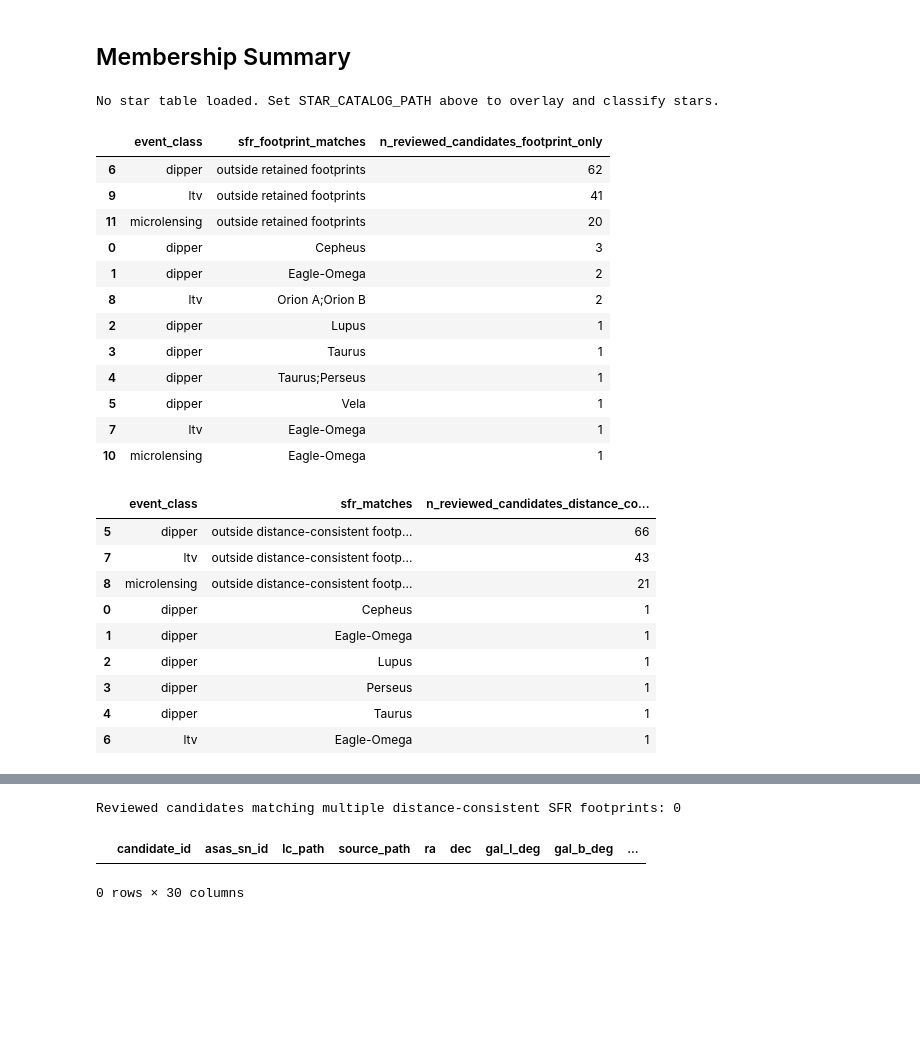
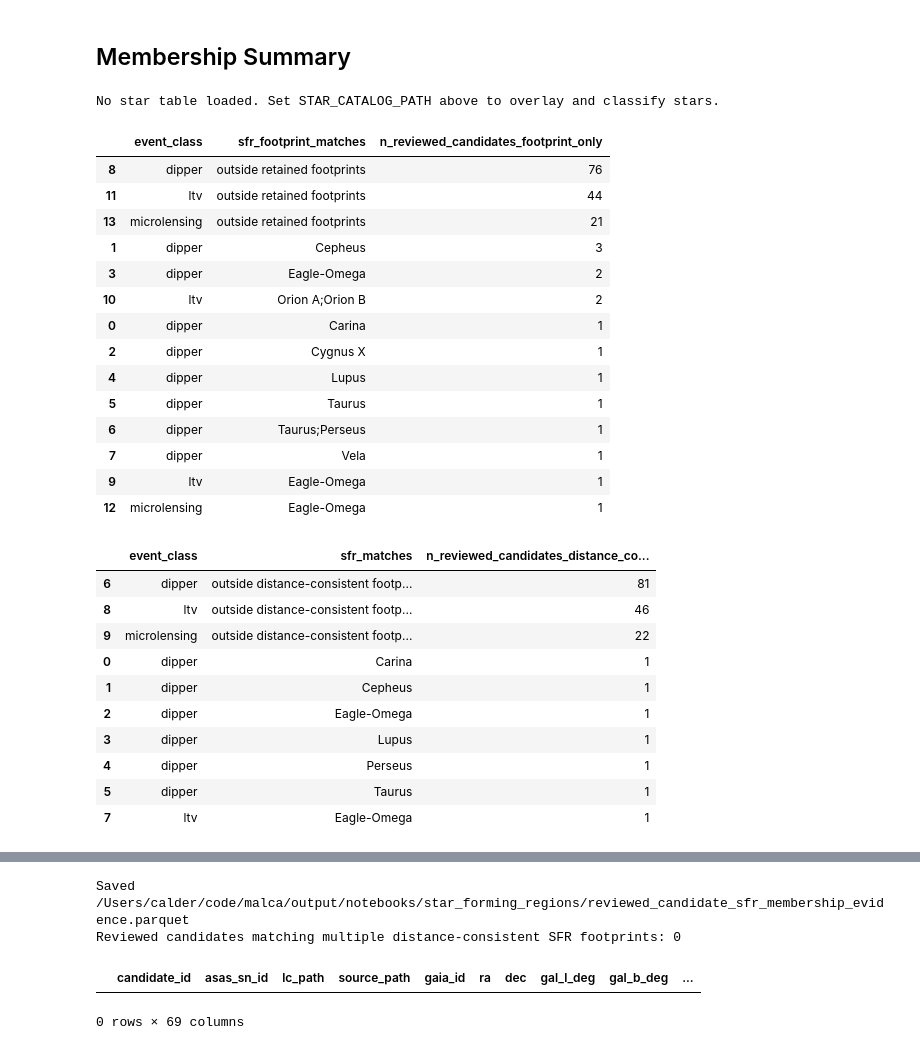
Before and after one commit to calderlen/MALCA, a Jupyter notebook: malca/notebooks/science/star_forming_regions_mollweide.ipynb, the cells around one changed output, grey strips where cells are left out. Cells and saved outputs as stored; diff of their text form; code cells hidden in the pictures; blank space fills up the shorter version.

```diff
--- a/malca/notebooks/science/star_forming_regions_mollweide.ipynb
+++ b/malca/notebooks/science/star_forming_regions_mollweide.ipynb
@@ -20,7 +20,7 @@ import pandas as pd
 import matplotlib.pyplot as plt
 import matplotlib.patheffects as pe
 from matplotlib.colors import LinearSegmentedColormap
-from matplotlib.colors import LogNorm
+from matplotlib.colors import LogNorm, Normalize
 from scipy.ndimage import binary_dilation
 from scipy.ndimage import generate_binary_structure
 from scipy.ndimage import label as label_connected_components
@@ -33,9 +33,17 @@ from IPython.display import display
 
 from malca.io.lightcurve_io import load_lightcurve_df
 from malca.io.notebook_paths import find_repo_root
+from malca.plotting.lightcurve_publication import PUBLICATION_STYLE
+from malca.enrichment.sfr_membership import (
+    append_sfr_membership_evidence,
+    load_sfr_association_crosswalk,
+    load_sfr_catalog_members,
+)
 
 REPO_ROOT = find_repo_root()
 REGION_CSV = REPO_ROOT / "malca" / "data" / "star_forming_regions.csv"
+SFR_ASSOCIATION_CROSSWALK = REPO_ROOT / "malca" / "data" / "sfr_association_crosswalk.csv"
+SFR_MEMBER_CATALOG = REPO_ROOT / "malca" / "data" / "sfr_catalog_members.csv"
 DUSTMAPS_DIR = REPO_ROOT / "data" / "dustmaps"
 SFD_DIR = DUSTMAPS_DIR / "sfd"
 OUTPUT_DIR = REPO_ROOT / "output" / "notebooks" / "star_forming_regions"
@@ -87,6 +95,8 @@ REVIEWED_CANDIDATE_CLASS_STYLES = {
 }
 DIPPER_LIGHTCURVE_N_PER_GROUP = 20
 DUST_SLAB_EBV_THRESHOLD = 0.20
+BANYAN_DUST_SLAB_EBV_THRESHOLD = 0.10
+BANYAN_DUST_FOOTPRINT_MARGIN_DEG = 10.0
 DUST_FOOTPRINT_GRID_STEP_DEG = 0.125
 DUST_FOOTPRINT_MARGIN_DEG = 2.0
 DUST_FOOTPRINT_MIN_PIXELS = 8
@@ -113,14 +123,11 @@ def perceptual_gray_cmap(name="dust_perceptual_gray", lstar_min=0.0, lstar_max=1
 DUST_CMAP = perceptual_gray_cmap()
 
 plt.rcParams.update({
+    **PUBLICATION_STYLE,
     "figure.dpi": 120,
     "savefig.dpi": 220,
     "font.size": BASE_FONT_SIZE_PT,
-    "font.family": "serif",
-    "font.serif": ["cmr10", "DejaVu Serif"],
-    "mathtext.fontset": "cm",
     "axes.formatter.use_mathtext": True,
-    "axes.unicode_minus": False,
 })
 # %% [markdown]
 ## Load Editable Region Masks
@@ -1558,52 +1838,68 @@ else:
     footprint_summary = (
         malca_review_candidates_with_membership.assign(
             sfr_footprint_matches=malca_review_candidates_with_membership["sfr_footprint_matches"].replace("", "outside retained footprints")
         )
         .groupby(["event_class", "sfr_footprint_matches"], dropna=False)
         .size()
         .reset_index(name="n_reviewed_candidates_footprint_only")
         .sort_values("n_reviewed_candidates_footprint_only", ascending=False)
     )
     display(footprint_summary)
 
     candidate_summary = (
         malca_review_candidates_with_membership.assign(
             sfr_matches=malca_review_candidates_with_membership["sfr_matches"].replace("", "outside distance-consistent footprints")
         )
         .groupby(["event_class", "sfr_matches"], dropna=False)
         .size()
         .reset_index(name="n_reviewed_candidates_distance_consistent")
         .sort_values("n_reviewed_candidates_distance_consistent", ascending=False)
     )
     display(candidate_summary)
 
+    association_summary = (
+        malca_review_candidates_with_membership
+        .groupby(["event_class", "sfr_membership_class"], dropna=False)
+        .size()
+        .reset_index(name="n_reviewed_candidates")
+        .sort_values("n_reviewed_candidates", ascending=False)
+    )
+    display(association_summary)
+
+    membership_output = OUTPUT_DIR / "reviewed_candidate_sfr_membership_evidence.parquet"
+    malca_review_candidates_with_membership.to_parquet(membership_output, index=False)
+    print(f"Saved {membership_output}")
+
     candidate_multi_match = malca_review_candidates_with_membership[
         malca_review_candidates_with_membership["n_sfr_matches"] > 1
     ]
     print(f"Reviewed candidates matching multiple distance-consistent SFR footprints: {len(candidate_multi_match)}")
     display(candidate_multi_match)
 # %% [output]
 No star table loaded. Set STAR_CATALOG_PATH above to overlay and classify stars.
 |  | event_class | sfr_footprint_matches | n_reviewed_candidates_footprint_only |
-| 6 | dipper | outside retained footprints | 62 |
-| 9 | ltv | outside retained footprints | 41 |
-| 11 | microlensing | outside retained footprints | 20 |
-| 0 | dipper | Cepheus | 3 |
-| 1 | dipper | Eagle-Omega | 2 |
-| 8 | ltv | Orion A;Orion B | 2 |
-| 2 | dipper | Lupus | 1 |
-| 3 | dipper | Taurus | 1 |
-| 4 | dipper | Taurus;Perseus | 1 |
-| 5 | dipper | Vela | 1 |
-| 7 | ltv | Eagle-Omega | 1 |
-| 10 | microlensing | Eagle-Omega | 1 |
+| 8 | dipper | outside retained footprints | 76 |
+| 11 | ltv | outside retained footprints | 44 |
+| 13 | microlensing | outside retained footprints | 21 |
+| 1 | dipper | Cepheus | 3 |
+| 3 | dipper | Eagle-Omega | 2 |
+| 10 | ltv | Orion A;Orion B | 2 |
+| 0 | dipper | Carina | 1 |
+| 2 | dipper | Cygnus X | 1 |
+| 4 | dipper | Lupus | 1 |
+| 5 | dipper | Taurus | 1 |
+| 6 | dipper | Taurus;Perseus | 1 |
+| 7 | dipper | Vela | 1 |
+| 9 | ltv | Eagle-Omega | 1 |
+| 12 | microlensing | Eagle-Omega | 1 |
 |  | event_class | sfr_matches | n_reviewed_candidates_distance_co... |
-| 5 | dipper | outside distance-consistent footp... | 66 |
-| 7 | ltv | outside distance-consistent footp... | 43 |
-| 8 | microlensing | outside distance-consistent footp... | 21 |
-| 0 | dipper | Cepheus | 1 |
-| 1 | dipper | Eagle-Omega | 1 |
-| 2 | dipper | Lupus | 1 |
-| 3 | dipper | Perseus | 1 |
-| 4 | dipper | Taurus | 1 |
-| 6 | ltv | Eagle-Omega | 1 |
+| 6 | dipper | outside distance-consistent footp... | 81 |
+| 8 | ltv | outside distance-consistent footp... | 46 |
+| 9 | microlensing | outside distance-consistent footp... | 22 |
+| 0 | dipper | Carina | 1 |
+| 1 | dipper | Cepheus | 1 |
+| 2 | dipper | Eagle-Omega | 1 |
+| 3 | dipper | Lupus | 1 |
+| 4 | dipper | Perseus | 1 |
+| 5 | dipper | Taurus | 1 |
+| 7 | ltv | Eagle-Omega | 1 |
@@ -1610,3 +1913,4 @@ No star table loaded. Set STAR_CATALOG_PATH above to overlay and classify stars.
+Saved /Users/calder/code/malca/output/notebooks/star_forming_regions/reviewed_candidate_sfr_membership_evidence.parquet
 Reviewed candidates matching multiple distance-consistent SFR footprints: 0
-|  | candidate_id | asas_sn_id | lc_path | source_path | ra | dec | gal_l_deg | gal_b_deg | ... |
+|  | candidate_id | asas_sn_id | lc_path | source_path | gaia_id | ra | dec | gal_l_deg | gal_b_deg | ... |
-0 rows × 30 columns
+0 rows × 69 columns
```
Also changed, not shown: parts of 7 cells of this notebook, 9 other files.
